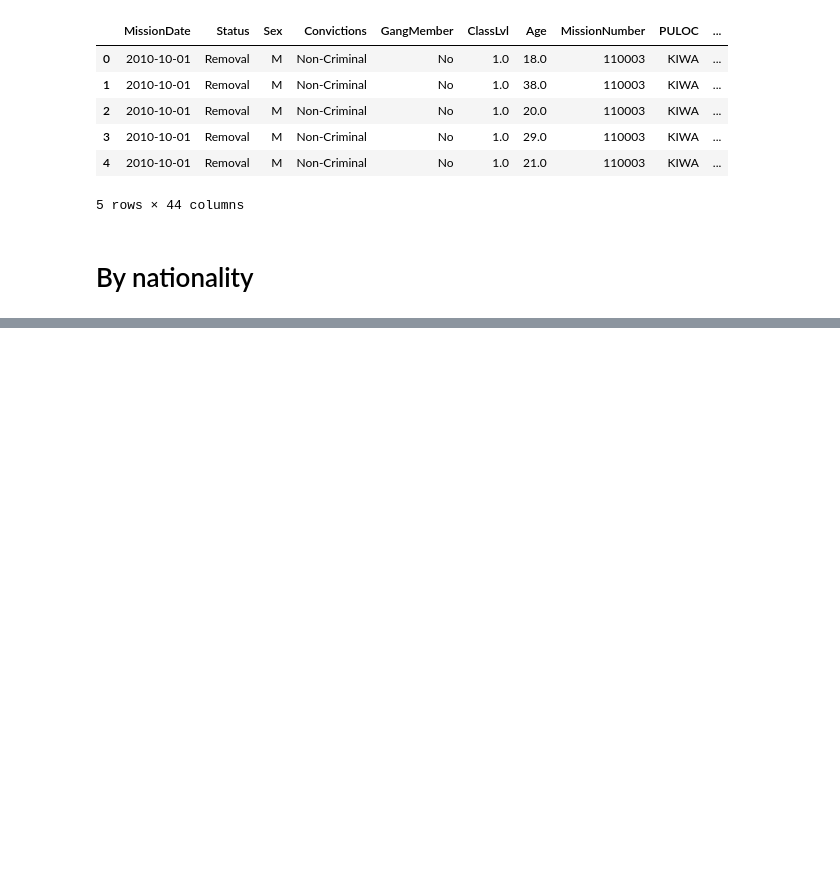
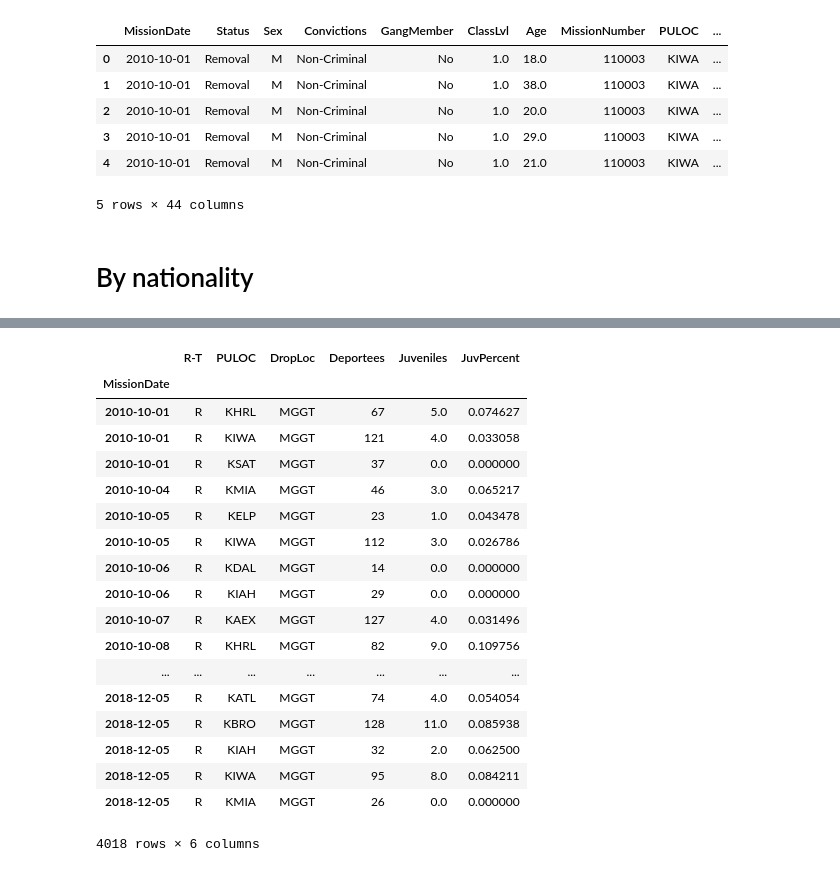
Before and after one commit to UWCHR/ice-air, a Jupyter notebook: analyze/note/analyze.ipynb, the cells around one changed output, grey strips where cells are left out. Drawn from its saved outputs; the diff is of its cells as text; code cells hidden in the pictures; blank space fills up the shorter version.

```diff
--- a/analyze/note/analyze.ipynb
+++ b/analyze/note/analyze.ipynb
@@ -610,0 +615,22 @@ somali_repatriations
+# %%
+repatriations
+# %% [output]
+|  | R-T | PULOC | DropLoc | Deportees | Juveniles | JuvPercent |
+| MissionDate |  |  |  |  |  |  |
+| 2010-10-01 | R | KHRL | MGGT | 67 | 5.0 | 0.074627 |
+| 2010-10-01 | R | KIWA | MGGT | 121 | 4.0 | 0.033058 |
+| 2010-10-01 | R | KSAT | MGGT | 37 | 0.0 | 0.000000 |
+| 2010-10-04 | R | KMIA | MGGT | 46 | 3.0 | 0.065217 |
+| 2010-10-05 | R | KELP | MGGT | 23 | 1.0 | 0.043478 |
+| 2010-10-05 | R | KIWA | MGGT | 112 | 3.0 | 0.026786 |
+| 2010-10-06 | R | KDAL | MGGT | 14 | 0.0 | 0.000000 |
+| 2010-10-06 | R | KIAH | MGGT | 29 | 0.0 | 0.000000 |
+| 2010-10-07 | R | KAEX | MGGT | 127 | 4.0 | 0.031496 |
+| 2010-10-08 | R | KHRL | MGGT | 82 | 9.0 | 0.109756 |
+| ... | ... | ... | ... | ... | ... | ... |
+| 2018-12-05 | R | KATL | MGGT | 74 | 4.0 | 0.054054 |
+| 2018-12-05 | R | KBRO | MGGT | 128 | 11.0 | 0.085938 |
+| 2018-12-05 | R | KIAH | MGGT | 32 | 2.0 | 0.062500 |
+| 2018-12-05 | R | KIWA | MGGT | 95 | 8.0 | 0.084211 |
+| 2018-12-05 | R | KMIA | MGGT | 26 | 0.0 | 0.000000 |
+4018 rows × 6 columns
```
Also changed, not shown: parts of 36 cells of this notebook.
